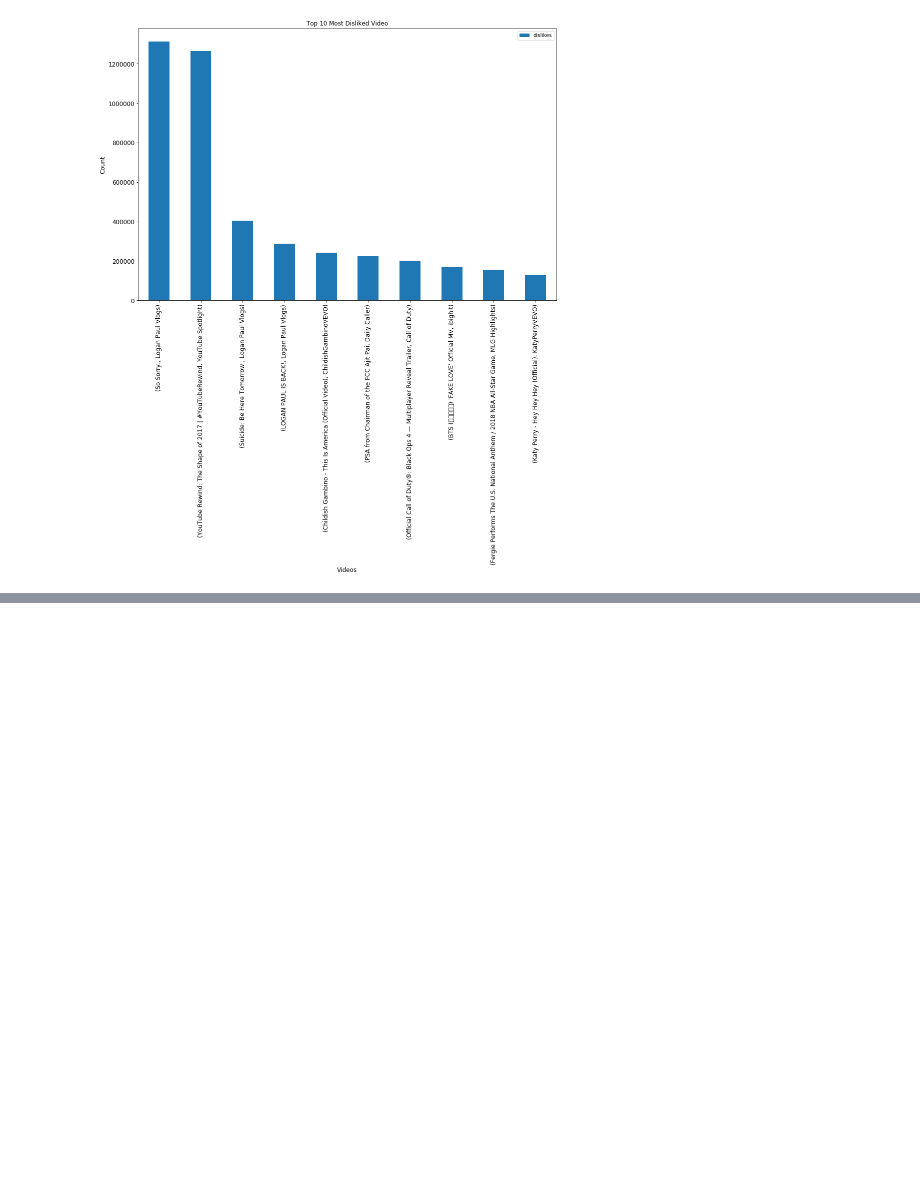
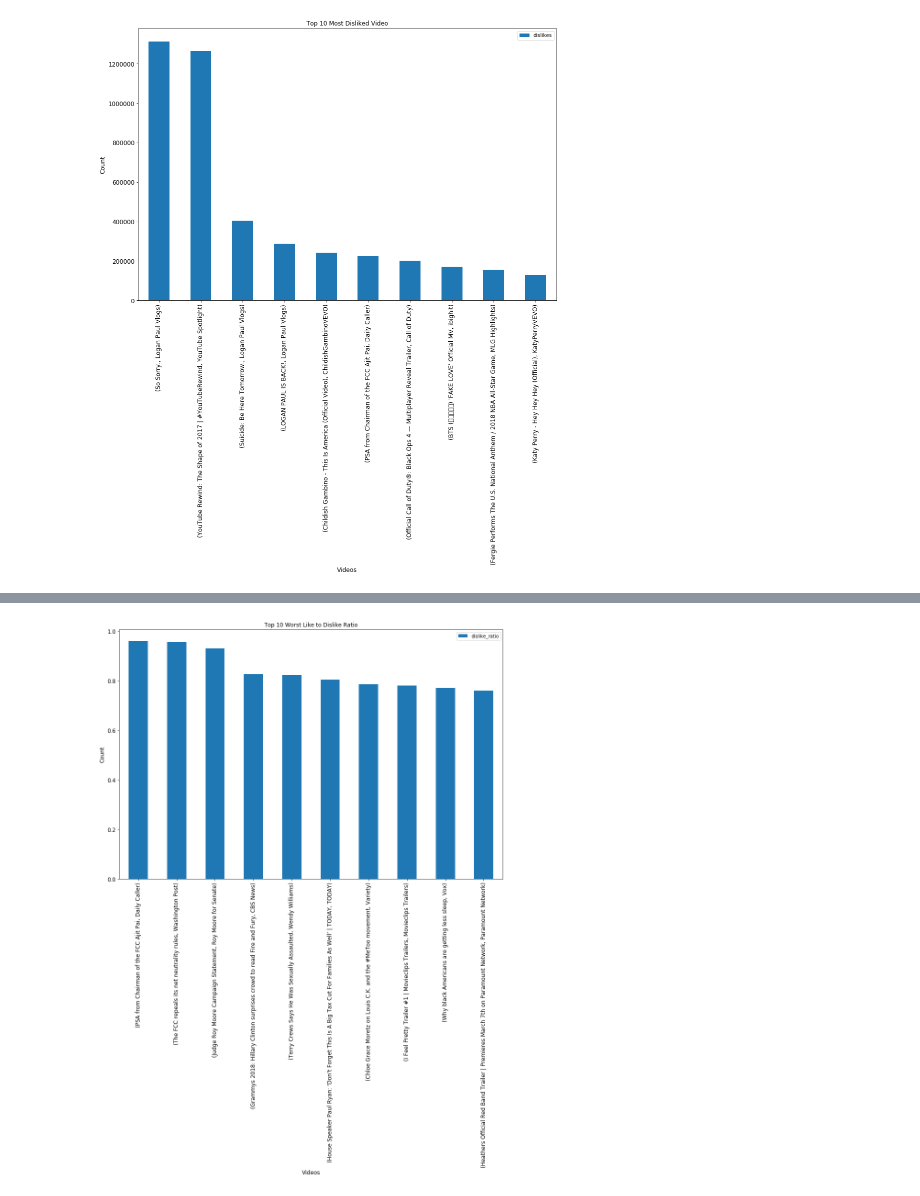
Before and after one commit to srivasis/MA384, a Jupyter notebook: Most_Disliked.ipynb, the cells around one changed output, grey strips where cells are left out. Drawn from its saved outputs; the diff is of its cells as text; code cells hidden in the pictures; blank space fills up the shorter version.

Commit message:
added like and dislike ratio

```diff
--- a/Most_Disliked.ipynb
+++ b/Most_Disliked.ipynb
@@ -28,0 +46,13 @@ plt.show()
+# %%
+p = p[p['dislikes'] > 1000]
+p = p[p['likes'] > 1000]
+p['dislike_ratio'] = p['dislikes']/(p['dislikes']+p['likes'])
+# %%
+p = p.sort_values(by='dislike_ratio', ascending = False)
+# %%
+ax = p[['dislike_ratio']][:10].plot(kind='bar', title ="Top 10 Worst Like to Dislike Ratio", figsize=(15, 10), legend=True, fontsize=12)
+ax.set_xlabel("Videos", fontsize=12)
+ax.set_ylabel("Count", fontsize=12)
+plt.show()
+# %% [output]
+[figure, added]
```
Also changed, not shown: parts of 5 cells of this notebook.
